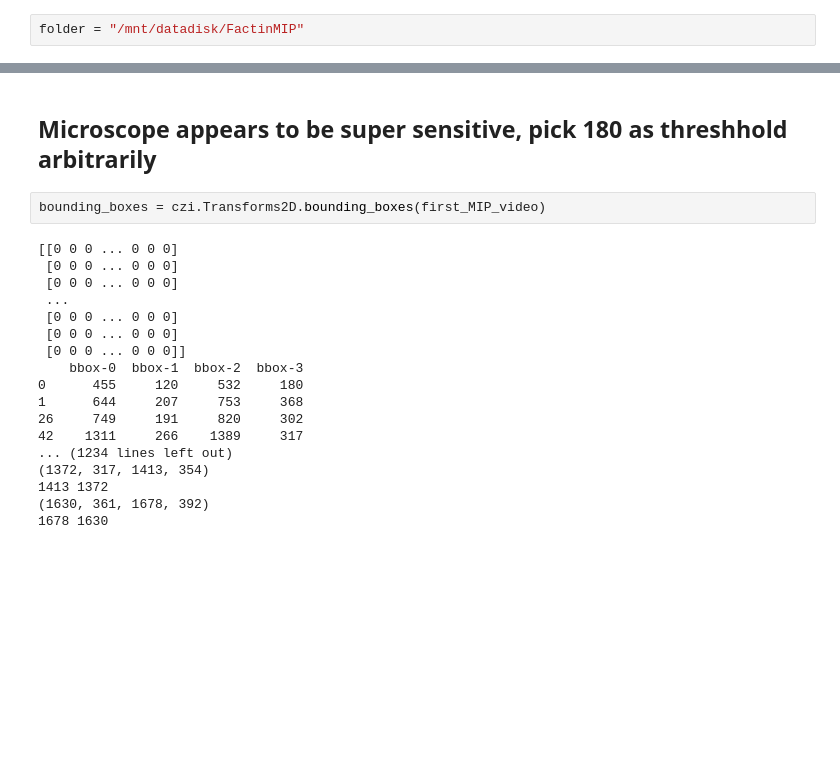
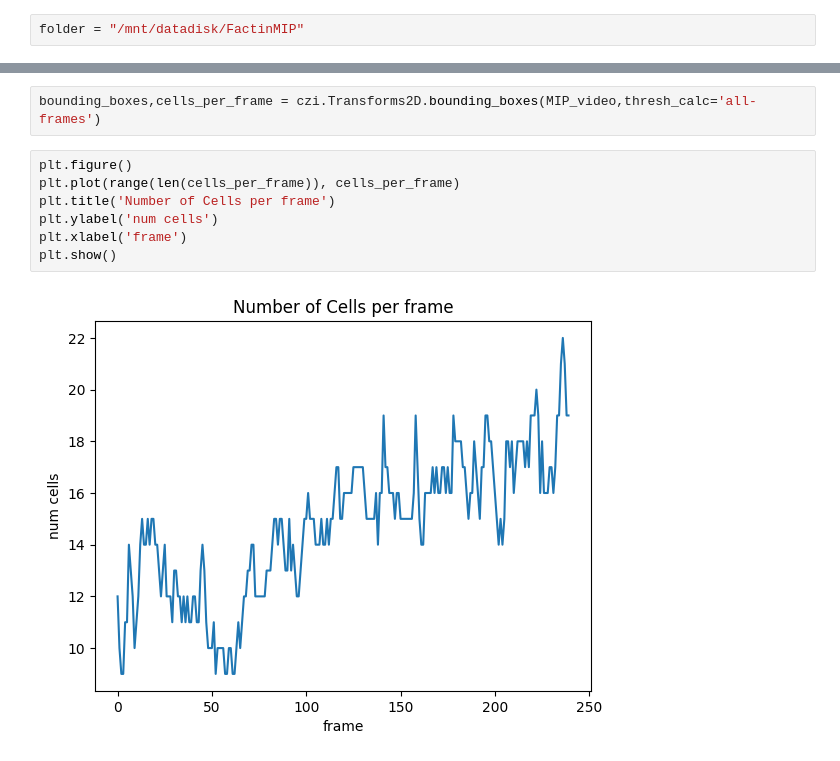
Before and after one commit to SammyAgrawal/ActinMotionPrediction, a Jupyter notebook: torch_datasets/example_use.ipynb, the cells around one changed output, grey strips where cells are left out. Saved outputs shown, nothing was run; the diff lists cells and outputs as text; blank space fills up the shorter version.

```diff
--- a/torch_datasets/example_use.ipynb
+++ b/torch_datasets/example_use.ipynb
@@ -74,24 +74,13 @@ plt.show()
-# %% [markdown]
-## Microscope appears to be super sensitive, pick 180 as threshhold arbitrarily
 # %%
-bounding_boxes = czi.Transforms2D.bounding_boxes(first_MIP_video)
+bounding_boxes,cells_per_frame = czi.Transforms2D.bounding_boxes(MIP_video,thresh_calc='all-frames')
-# %% [output]
-[[0 0 0 ... 0 0 0]
- [0 0 0 ... 0 0 0]
- [0 0 0 ... 0 0 0]
- ...
- [0 0 0 ... 0 0 0]
- [0 0 0 ... 0 0 0]
- [0 0 0 ... 0 0 0]]
-    bbox-0  bbox-1  bbox-2  bbox-3
-0      455     120     532     180
-1      644     207     753     368
-26     749     191     820     302
-42    1311     266    1389     317
-... (1234 lines left out)
-(1372, 317, 1413, 354)
-1413 1372
-(1630, 361, 1678, 392)
-1678 1630
+# %%
+plt.figure()
+plt.plot(range(len(cells_per_frame)), cells_per_frame)
+plt.title('Number of Cells per frame')
+plt.ylabel('num cells')
+plt.xlabel('frame')
+plt.show()
+# %% [output]
+[figure, added]
 # %%
 plt.figure()
```
Also changed, not shown: parts of 4 cells of this notebook, 1 other file.
